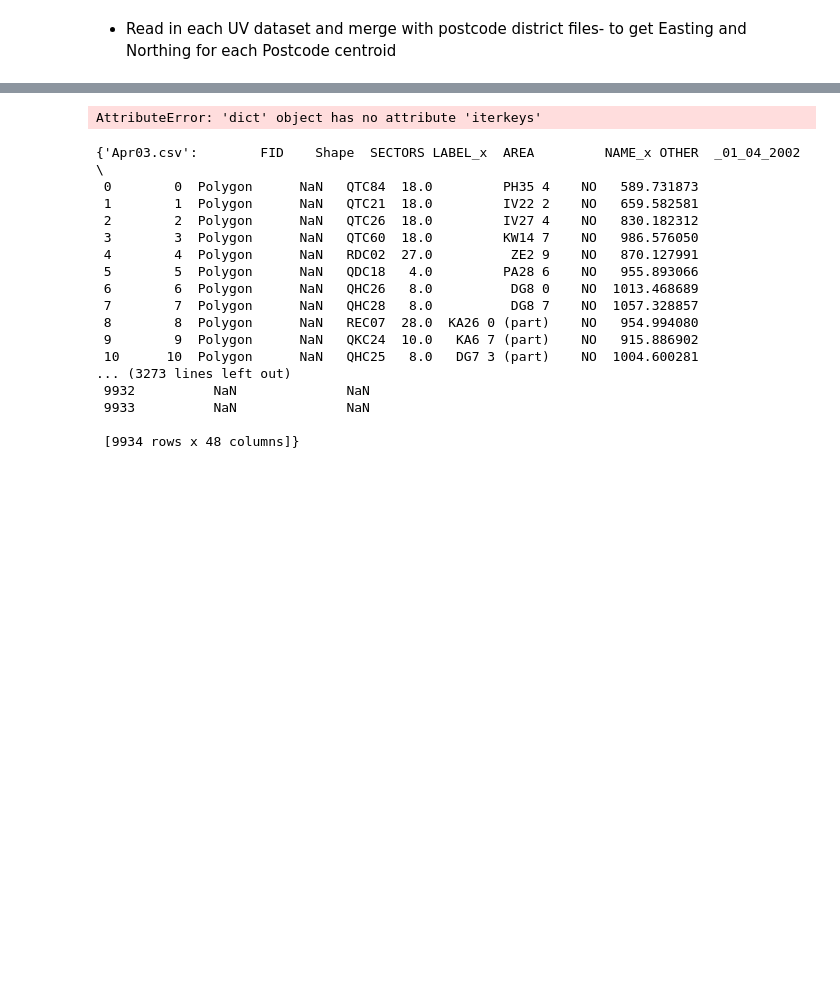
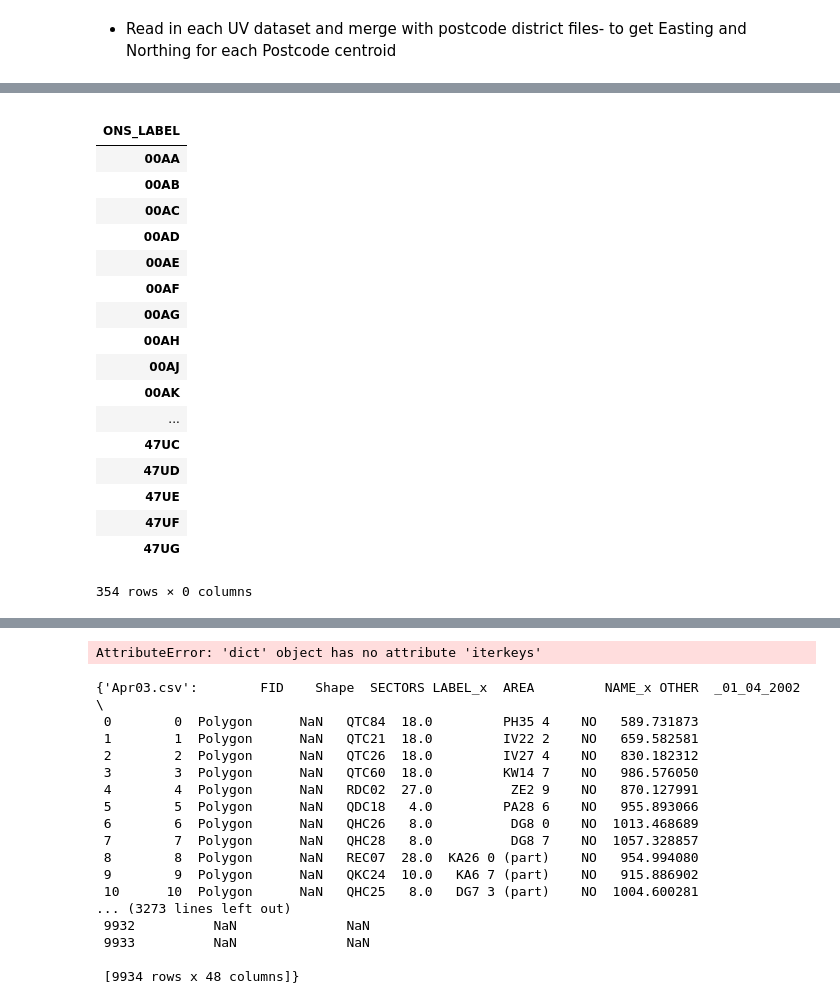
Before and after one commit to annalisasheehan/ICL_Diabetes, a Jupyter notebook: UV_postcode_district.ipynb, the cells around one changed output, grey strips where cells are left out. Saved outputs shown, nothing was run; the diff lists cells and outputs as text; code cells hidden in the pictures; blank space fills up the shorter version.

```diff
--- a/UV_postcode_district.ipynb
+++ b/UV_postcode_district.ipynb
@@ -36,0 +85,22 @@ for file in files:
+# %%
+avg
+# %% [output]
+|  |
+| ONS_LABEL |
+| 00AA |
+| 00AB |
+| 00AC |
+| 00AD |
+| 00AE |
+| 00AF |
+| 00AG |
+| 00AH |
+| 00AJ |
+| 00AK |
+| ... |
+| 47UC |
+| 47UD |
+| 47UE |
+| 47UF |
+| 47UG |
+354 rows × 0 columns
```
Also changed, not shown: parts of 28 cells of this notebook.
